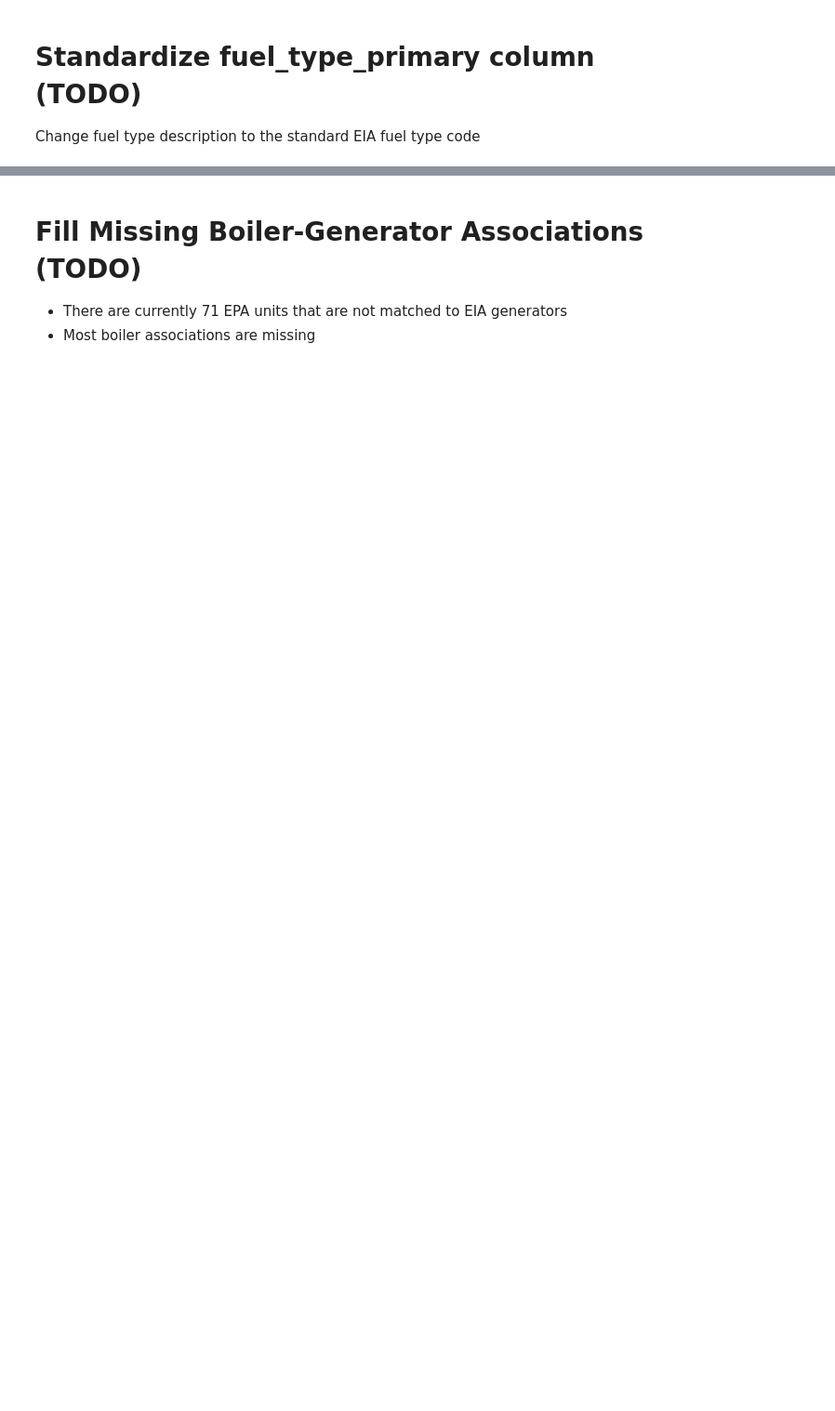
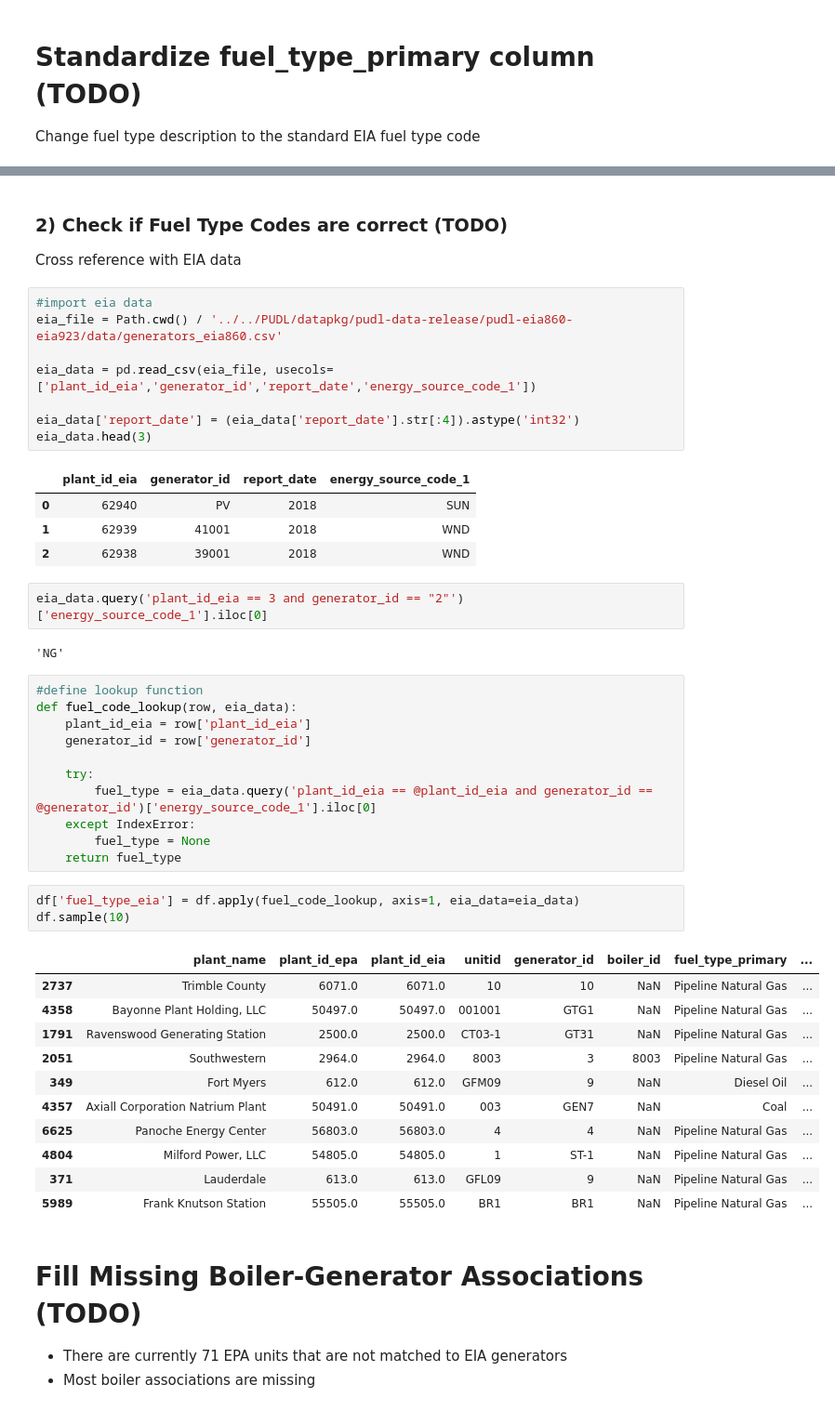
Before and after one commit to grgmiller/EPA-EIA-Unit-Crosswalk, a Jupyter notebook: Clean EPA-EIA Crosswalk.ipynb, the cells around one changed output, grey strips where cells are left out. Shown: that part at 93% size. Cells and saved outputs as stored; diff of their text form; blank space fills up the shorter version.

Commit message:
Update fuel type codes
standardize primary fuel column to EIA fuel type codes, and re-assign fuel type based on EIA-860 data

```diff
--- a/Clean EPA-EIA Crosswalk.ipynb
+++ b/Clean EPA-EIA Crosswalk.ipynb
@@ -243,3 +258,49 @@ df.head(5)
+# %% [markdown]
+### 2) Check if Fuel Type Codes are correct (TODO)
+Cross reference with EIA data
+# %%
+#import eia data
+eia_file = Path.cwd() / '../../PUDL/datapkg/pudl-data-release/pudl-eia860-eia923/data/generators_eia860.csv'
+
+eia_data = pd.read_csv(eia_file, usecols=['plant_id_eia','generator_id','report_date','energy_source_code_1'])
+
+eia_data['report_date'] = (eia_data['report_date'].str[:4]).astype('int32')
+eia_data.head(3)
+# %% [output]
+|  | plant_id_eia | generator_id | report_date | energy_source_code_1 |
+| 0 | 62940 | PV | 2018 | SUN |
+| 1 | 62939 | 41001 | 2018 | WND |
+| 2 | 62938 | 39001 | 2018 | WND |
+# %%
+eia_data.query('plant_id_eia == 3 and generator_id == "2"')['energy_source_code_1'].iloc[0]
+# %% [output]
+'NG'
+# %%
+#define lookup function
+def fuel_code_lookup(row, eia_data):
+    plant_id_eia = row['plant_id_eia']
+    generator_id = row['generator_id']
+
+    try:
+        fuel_type = eia_data.query('plant_id_eia == @plant_id_eia and generator_id == @generator_id')['energy_source_code_1'].iloc[0]
+    except IndexError:
+        fuel_type = None
+    return fuel_type
+# %%
+df['fuel_type_eia'] = df.apply(fuel_code_lookup, axis=1, eia_data=eia_data)
+df.sample(10)
+# %% [output]
+|  | plant_name | plant_id_epa | plant_id_eia | unitid | generator_id | boiler_id | fuel_type_primary | ... |
+| 2737 | Trimble County | 6071.0 | 6071.0 | 10 | 10 | NaN | Pipeline Natural Gas | ... |
+| 4358 | Bayonne Plant Holding, LLC | 50497.0 | 50497.0 | 001001 | GTG1 | NaN | Pipeline Natural Gas | ... |
+| 1791 | Ravenswood Generating Station | 2500.0 | 2500.0 | CT03-1 | GT31 | NaN | Pipeline Natural Gas | ... |
+| 2051 | Southwestern | 2964.0 | 2964.0 | 8003 | 3 | 8003 | Pipeline Natural Gas | ... |
+| 349 | Fort Myers | 612.0 | 612.0 | GFM09 | 9 | NaN | Diesel Oil | ... |
+| 4357 | Axiall Corporation Natrium Plant | 50491.0 | 50491.0 | 003 | GEN7 | NaN | Coal | ... |
+| 6625 | Panoche Energy Center | 56803.0 | 56803.0 | 4 | 4 | NaN | Pipeline Natural Gas | ... |
+| 4804 | Milford Power, LLC | 54805.0 | 54805.0 | 1 | ST-1 | NaN | Pipeline Natural Gas | ... |
+| 371 | Lauderdale | 613.0 | 613.0 | GFL09 | 9 | NaN | Pipeline Natural Gas | ... |
+| 5989 | Frank Knutson Station | 55505.0 | 55505.0 | BR1 | BR1 | NaN | Pipeline Natural Gas | ... |
 # %% [markdown]
 # Fill Missing Boiler-Generator Associations (TODO)
 - There are currently 71 EPA units that are not matched to EIA generators
```
Also changed, not shown: parts of 8 cells of this notebook, 1 other file.
